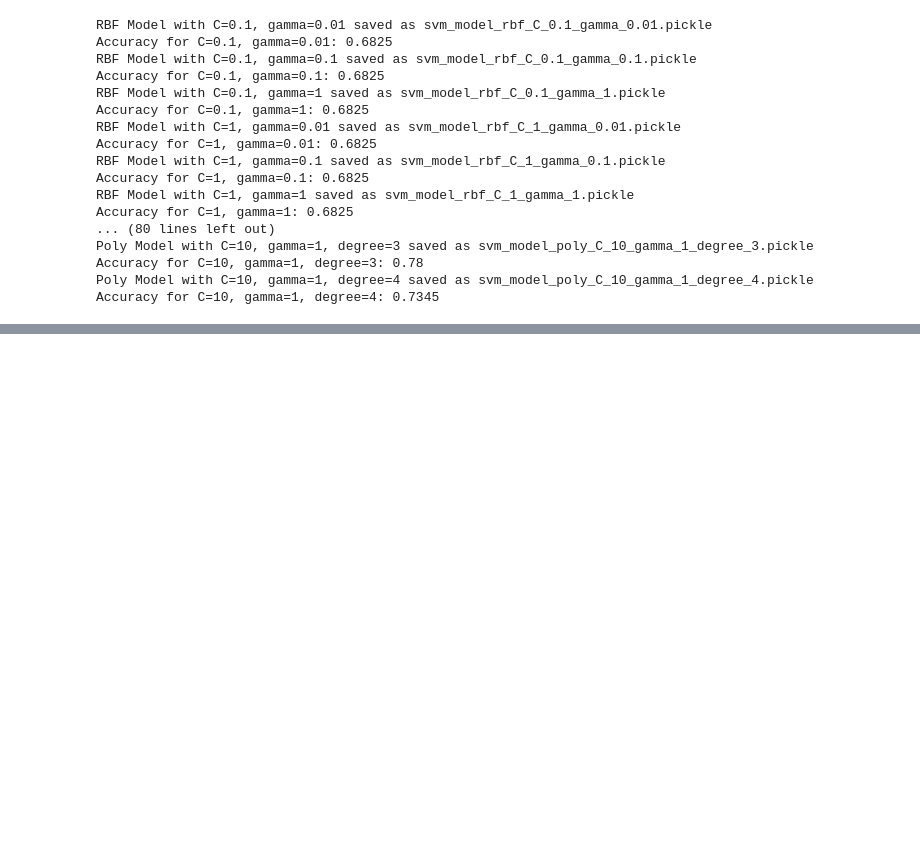
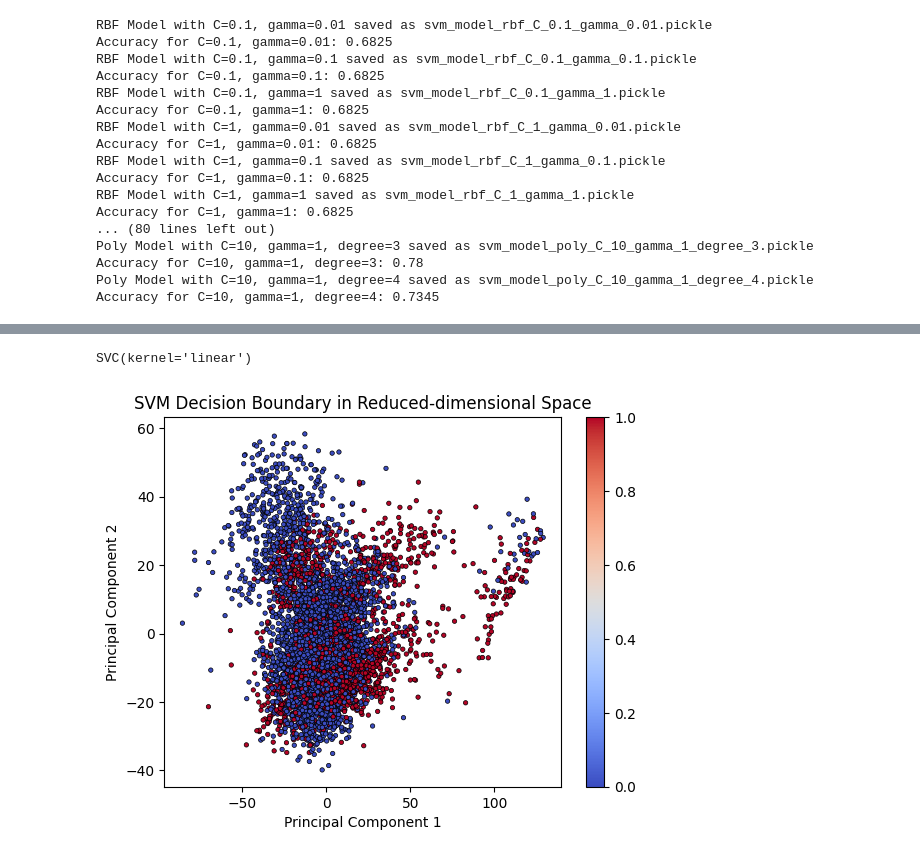
Before and after one commit to BSteiner1/MA429-Summative-Group-10, a Jupyter notebook: Notebooks/SVM-50x50.ipynb, the cells around one changed output, grey strips where cells are left out. Cells and saved outputs as stored; diff of their text form; code cells hidden in the pictures; blank space fills up the shorter version.

```diff
--- a/Notebooks/SVM-50x50.ipynb
+++ b/Notebooks/SVM-50x50.ipynb
@@ -389,0 +547,6 @@ Accuracy for C=10, gamma=1, degree=4: 0.7345
+# %%
+# Train SVM classifier on reduced-dimensional data
+clf = svm.SVC(kernel='linear')
+clf.fit(X_reduced, Y)
+# %% [output]
+SVC(kernel='linear')
@@ -390,3 +574,20 @@ Accuracy for C=10, gamma=1, degree=4: 0.7345
+# %%
+# Plot decision boundary in reduced-dimensional space
+h = 0.02  # step size in the mesh
+x_min, x_max = X_reduced[:, 0].min() - 0.1, X_reduced[:, 0].max() + 0.1
+y_min, y_max = X_reduced[:, 1].min() - 0.1, X_reduced[:, 1].max() + 0.1
+xx, yy = np.meshgrid(np.arange(x_min, x_max, h),
+                     np.arange(y_min, y_max, h))
+
+# Plot the data points
+plt.scatter(X_reduced[:, 0], X_reduced[:, 1], c=Y, cmap=plt.cm.coolwarm, edgecolors='k', linewidths=0.5, s=10)
+plt.xlabel('Principal Component 1')
+plt.ylabel('Principal Component 2')
+plt.title('SVM Decision Boundary in Reduced-dimensional Space')
+plt.colorbar()
+plt.show()
+# %% [output]
+[figure, added]
 # %%
 #param_grid={'C':[0.1,1,10,100],'gamma':[0.0001,0.001,0.1,1],'kernel':['rbf','poly']}
 #svc=svm.SVC(probability=True)
```
Also changed, not shown: parts of 11 cells of this notebook.
